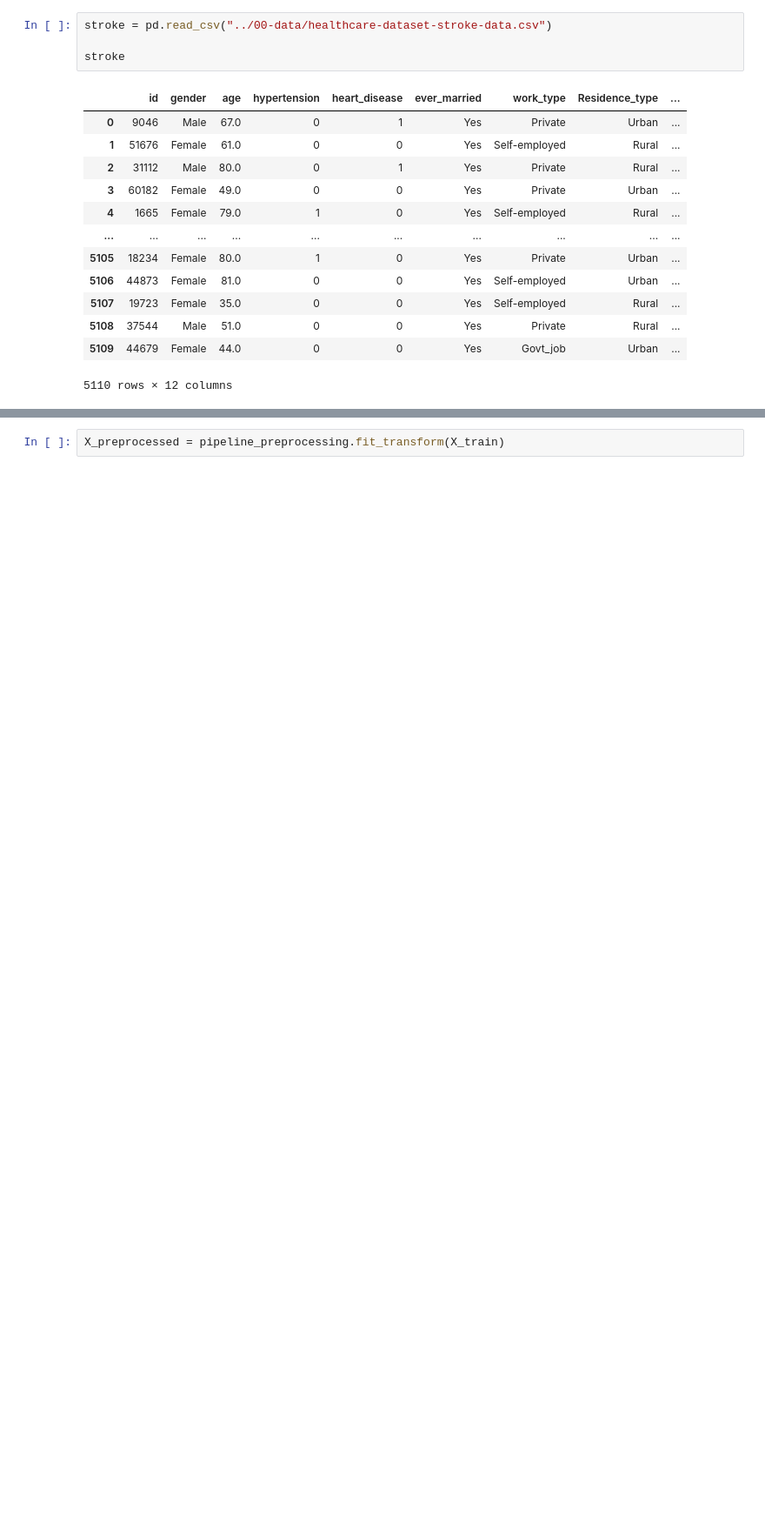
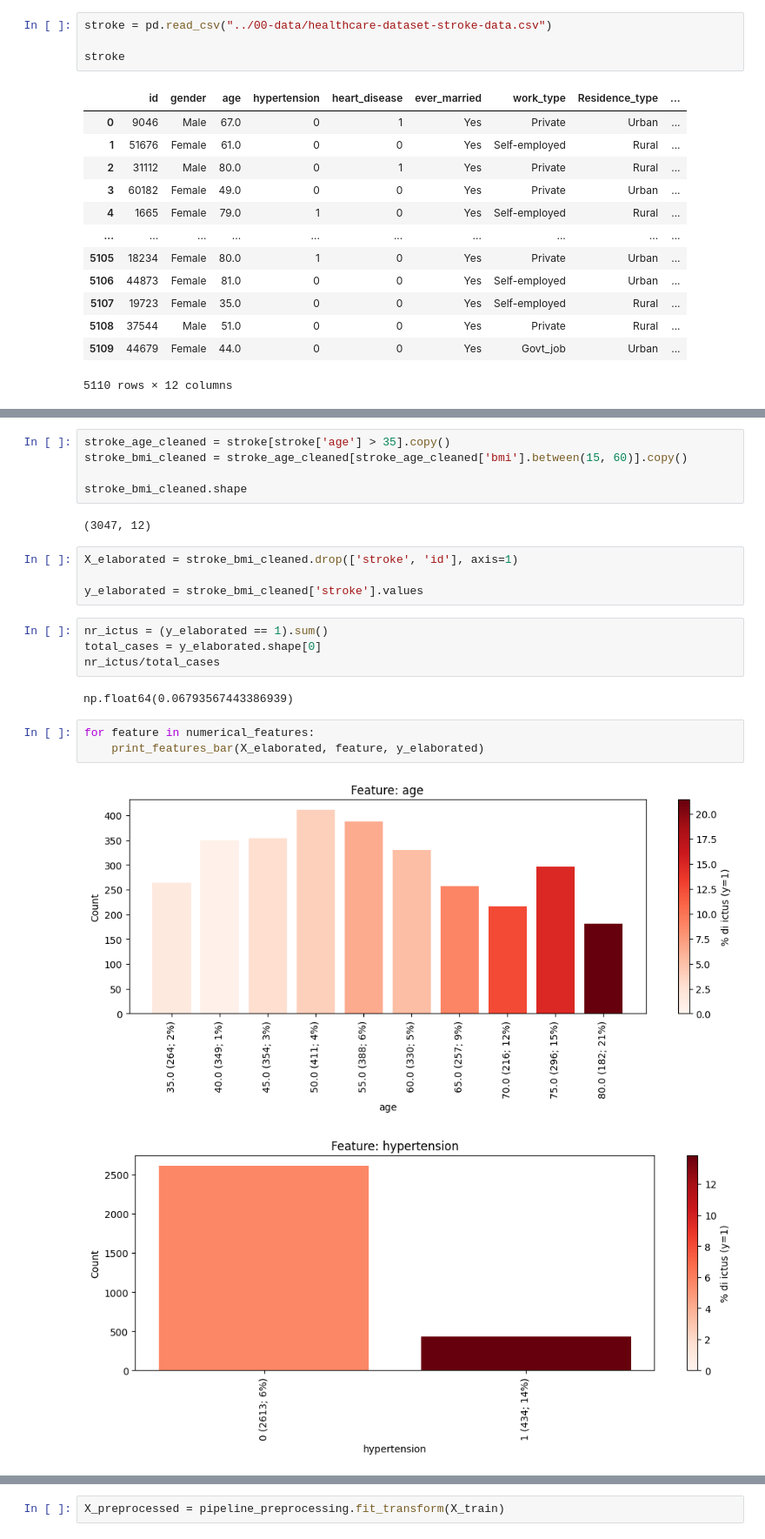
Before and after one commit to davidMarabottini/studio_data_science, a Jupyter notebook: 09-riduzione-dimensionalita/65.2-kernel-pca-on-stroke-dataset.ipynb, the cells around one changed output, grey strips where cells are left out. Shown: that part at 87% size. Cells and saved outputs as stored; diff of their text form; blank space fills up the shorter version.

```diff
--- a/09-riduzione-dimensionalita/65.2-kernel-pca-on-stroke-dataset.ipynb
+++ b/09-riduzione-dimensionalita/65.2-kernel-pca-on-stroke-dataset.ipynb
@@ -40,0 +100,23 @@ y = stroke['stroke'].values
+# %%
+stroke_age_cleaned = stroke[stroke['age'] > 35].copy()
+stroke_bmi_cleaned = stroke_age_cleaned[stroke_age_cleaned['bmi'].between(15, 60)].copy()
+
+stroke_bmi_cleaned.shape
+# %% [output]
+(3047, 12)
+# %%
+X_elaborated = stroke_bmi_cleaned.drop(['stroke', 'id'], axis=1)
+
+y_elaborated = stroke_bmi_cleaned['stroke'].values
+# %%
+nr_ictus = (y_elaborated == 1).sum()
+total_cases = y_elaborated.shape[0]
+nr_ictus/total_cases
+# %% [output]
+np.float64(0.06793567443386939)
+# %%
+for feature in numerical_features:
+    print_features_bar(X_elaborated, feature, y_elaborated)
+# %% [output]
+[figure, added]
+[figure, added]
```
Also changed, not shown: parts of 28 cells of this notebook.
